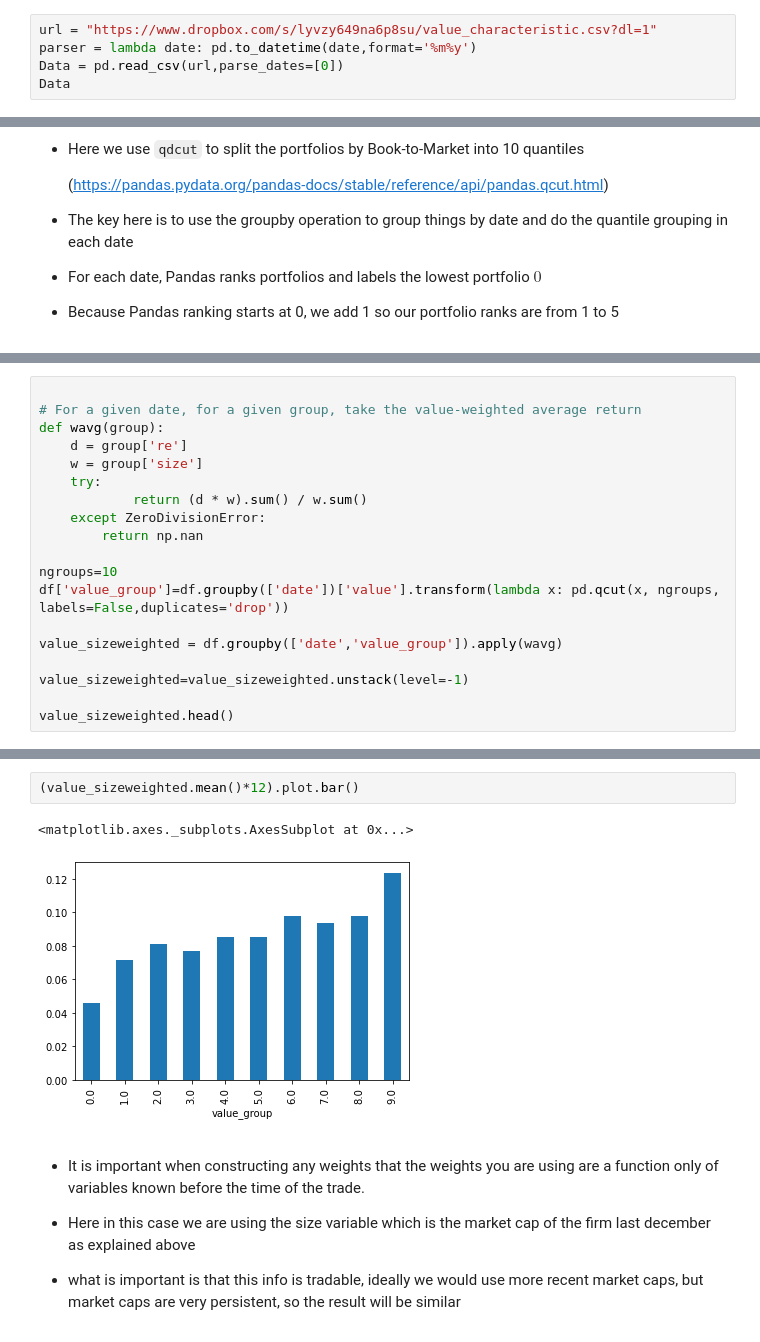
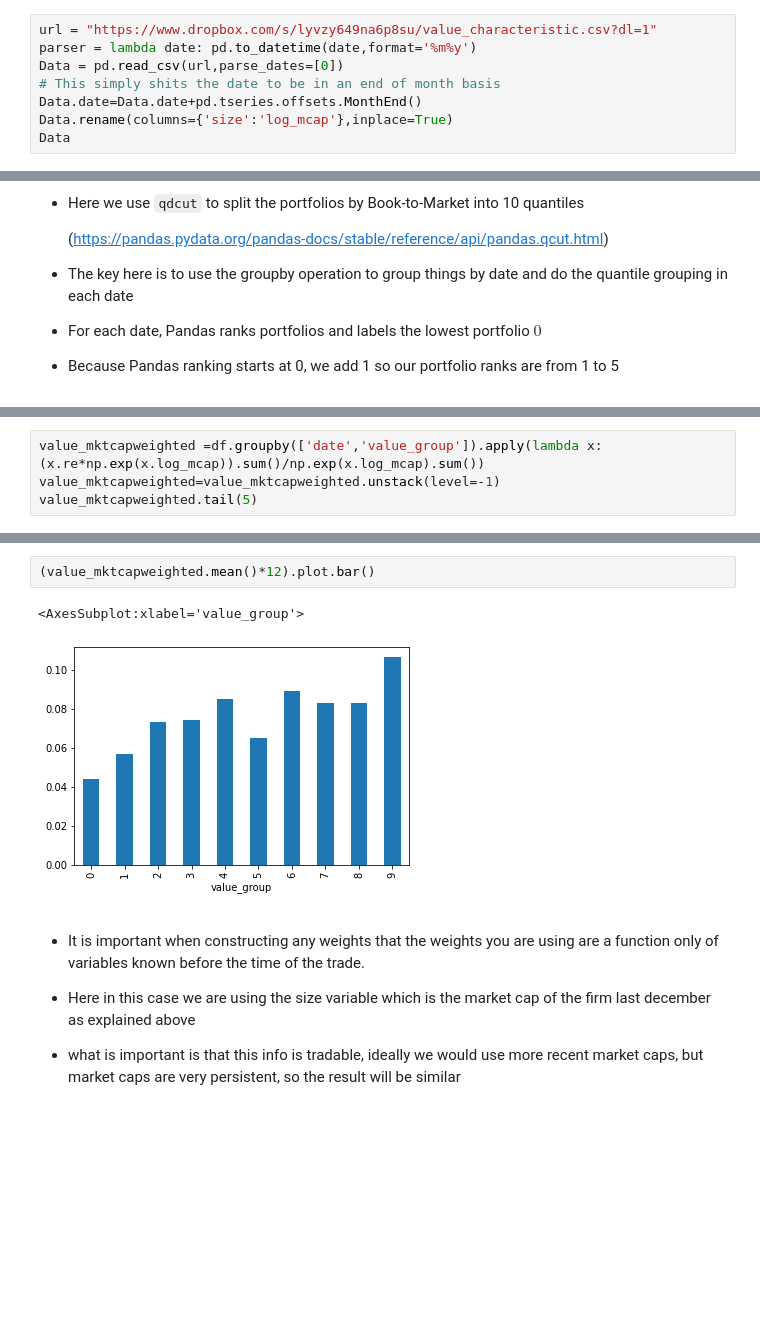
Before and after one commit to amoreira2/Lectures, a Jupyter notebook: chapters/Finance/Notebook6B_Valueinvesting.ipynb, the cells around one changed output, grey strips where cells are left out. Drawn from its saved outputs; the diff is of its cells as text; blank space fills up the shorter version.

Commit message:
value

```diff
--- a/chapters/Finance/Notebook6B_Valueinvesting.ipynb
+++ b/chapters/Finance/Notebook6B_Valueinvesting.ipynb
@@ -39,5 +60,8 @@ import matplotlib.pyplot as plt
 url = "https://www.dropbox.com/s/lyvzy649na6p8su/value_characteristic.csv?dl=1"
 parser = lambda date: pd.to_datetime(date,format='%m%y')
 Data = pd.read_csv(url,parse_dates=[0])
+# This simply shits the date to be in an end of month basis
+Data.date=Data.date+pd.tseries.offsets.MonthEnd()
+Data.rename(columns={'size':'log_mcap'},inplace=True)
 Data
 # %% [output]
@@ -406,19 +229,0 @@ df
-# %%
-
-# For a given date, for a given group, take the value-weighted average return
-def wavg(group):
-    d = group['re']
-    w = group['size']
-    try:
-            return (d * w).sum() / w.sum()
-    except ZeroDivisionError:
-        return np.nan
-
-ngroups=10
-df['value_group']=df.groupby(['date'])['value'].transform(lambda x: pd.qcut(x, ngroups, labels=False,duplicates='drop'))
-
-value_sizeweighted = df.groupby(['date','value_group']).apply(wavg)
-
-value_sizeweighted=value_sizeweighted.unstack(level=-1)
-
-value_sizeweighted.head()
@@ -432,0 +230,4 @@ value_sizeweighted.head()
+# %%
+value_mktcapweighted =df.groupby(['date','value_group']).apply(lambda x:(x.re*np.exp(x.log_mcap)).sum()/np.exp(x.log_mcap).sum())
+value_mktcapweighted=value_mktcapweighted.unstack(level=-1)
+value_mktcapweighted.tail(5)
@@ -433,8 +242,8 @@ value_sizeweighted.head()
 # %%
-(value_sizeweighted.mean()*12).plot.bar()
+(value_mktcapweighted.mean()*12).plot.bar()
 # %% [output]
-<matplotlib.axes._subplots.AxesSubplot at 0x...>
+<AxesSubplot:xlabel='value_group'>
-[figure, old version]
+[figure, new version]
 # %% [markdown]
 * It is important when constructing any weights that the weights you are using are a function only of variables known before the time of the trade.
 
```
Also changed, not shown: parts of 38 cells of this notebook, 19 other files.
